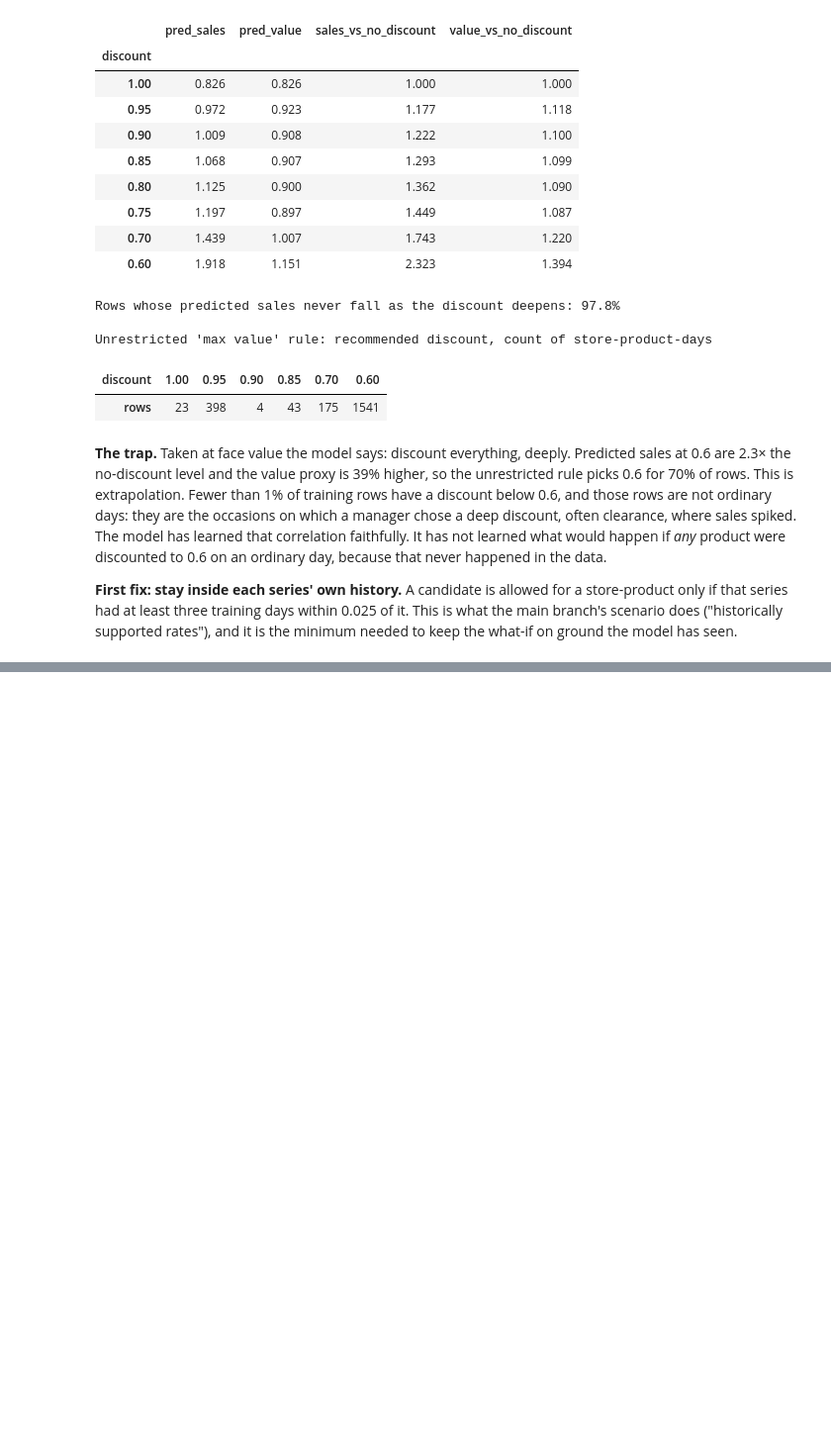
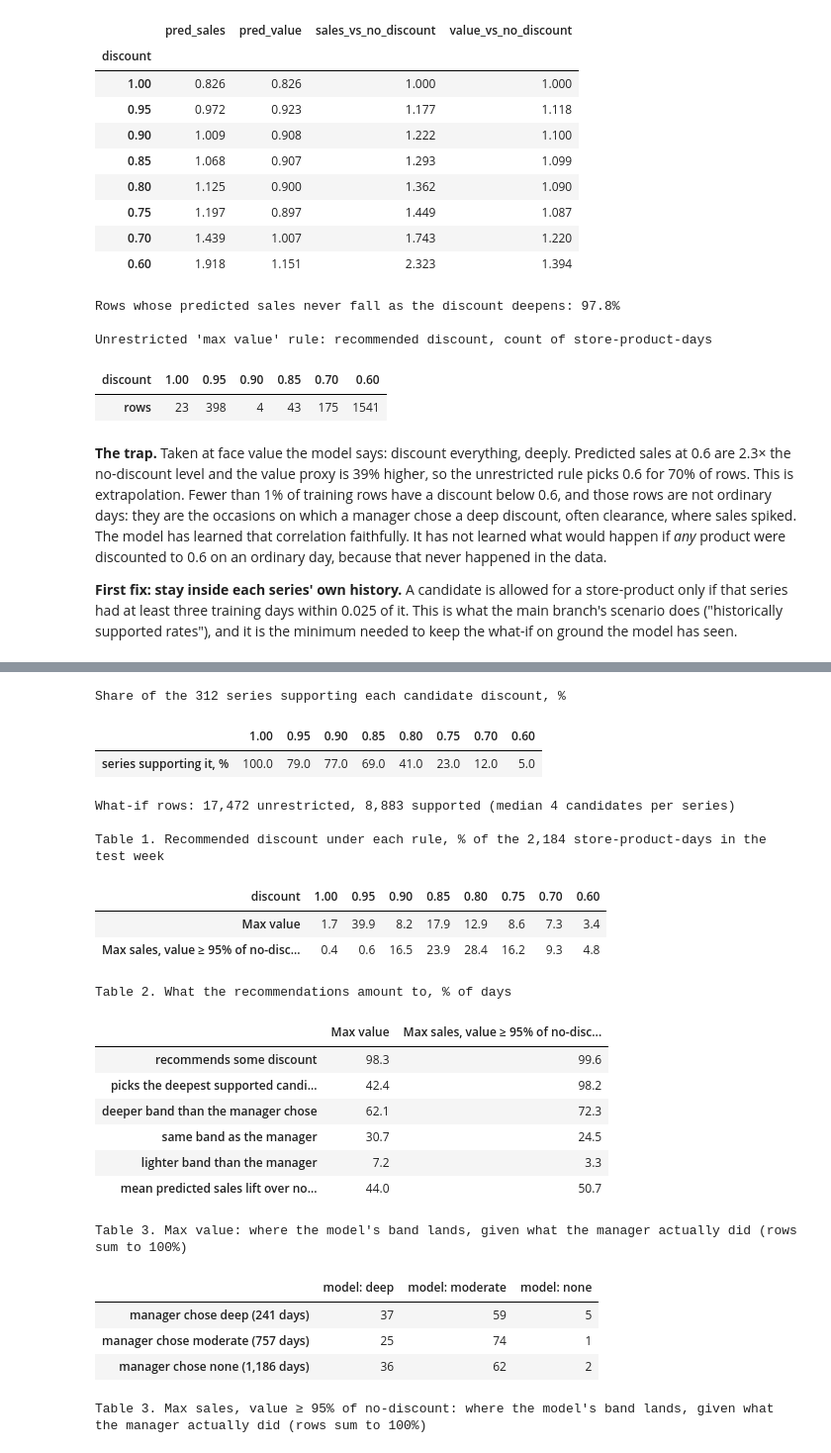
Before and after one commit to Lisayinyy/MAIB_7002, a Jupyter notebook: discount_sales_prediction.ipynb, the cells around one changed output, grey strips where cells are left out. Shown at 99% size. Saved outputs shown, nothing was run; the diff lists cells and outputs as text; code cells hidden in the pictures; blank space fills up the shorter version.

```diff
--- a/discount_sales_prediction.ipynb
+++ b/discount_sales_prediction.ipynb
@@ -856,19 +856,3 @@ Unrestricted 'max value' rule: recommended discount, count of store-product-days
 **The trap.** Taken at face value the model says: discount everything, deeply. Predicted sales at 0.6 are 2.3× the no-discount level and the value proxy is 39% higher, so the unrestricted rule picks 0.6 for 70% of rows. This is extrapolation. Fewer than 1% of training rows have a discount below 0.6, and those rows are not ordinary days: they are the occasions on which a manager chose a deep discount, often clearance, where sales spiked. The model has learned that correlation faithfully. It has not learned what would happen if *any* product were discounted to 0.6 on an ordinary day, because that never happened in the data.
 
 **First fix: stay inside each series' own history.** A candidate is allowed for a store-product only if that series had at least three training days within 0.025 of it. This is what the main branch's scenario does ("historically supported rates"), and it is the minimum needed to keep the what-if on ground the model has seen.
-# %%
-support = scenario.supported_candidates(train, min_days=3)
-print("Share of the 312 series supporting each candidate discount:")
-display(support.mean().round(2).to_frame("share of series").T)
-supported = scenario.restrict(response, support)
-print(f"What-if rows: {len(response):,} unrestricted, {len(supported):,} supported (median {support.sum(axis=1).median():.0f} candidates per series)\n")
-
-actual_band = pd.cut(test.set_index(C.ROW_KEY).discount_next, C.DISCOUNT_BAND_EDGES, labels=["deep", "moderate", "none"])
-for rule, kw in [("max_value", {}), ("max_sales_within_value", {"min_value_share": 0.95})]:
-    rec = scenario.recommend(supported, rule, **kw).set_index(C.ROW_KEY)
-    rec_band = pd.cut(rec.discount, C.DISCOUNT_BAND_EDGES, labels=["deep", "moderate", "none"])
-    print(f"Rule: {rule} {kw}")
-    display(rec.discount.value_counts().sort_index(ascending=False).to_frame("rows").T)
-    print("Recommended band against what the manager actually did that day:")
-    display(pd.crosstab(actual_band.rename("actual"), rec_band.reindex(actual_band.index).rename("recommended")))
-    print()
@@ -931,0 +859,62 @@ Set `RERUN_TUNING = True` in the first cell to recompute every grid from scratch
+# %%
+support = scenario.supported_candidates(train, min_days=3)
+print("Share of the 312 series supporting each candidate discount, %")
+display((support.mean() * 100).round(0).to_frame("series supporting it, %").T)
+supported = scenario.restrict(response, support)
+print(f"What-if rows: {len(response):,} unrestricted, {len(supported):,} supported (median {support.sum(axis=1).median():.0f} candidates per series)")
+
+BANDS = ["deep", "moderate", "none"]
+band = lambda d: pd.cut(d, C.DISCOUNT_BAND_EDGES, labels=BANDS)
+actual = test.set_index(C.ROW_KEY).discount_next
+at_no_discount = response[response.discount == 1.0].set_index(C.ROW_KEY).pred_sales.reindex(actual.index)
+deepest_supported = supported.groupby(C.ROW_KEY).discount.min().reindex(actual.index)
+RULES = {"Max value": ("max_value", {}), "Max sales, value ≥ 95% of no-discount": ("max_sales_within_value", {"min_value_share": 0.95})}
+recs = {name: scenario.recommend(supported, rule, **kw).set_index(C.ROW_KEY).reindex(actual.index) for name, (rule, kw) in RULES.items()}
+
+print("\nTable 1. Recommended discount under each rule, % of the 2,184 store-product-days in the test week")
+display((pd.DataFrame({n: r.discount.value_counts(normalize=True) for n, r in recs.items()}).reindex(scenario.CANDIDATES).fillna(0).T * 100).round(1))
+
+print("\nTable 2. What the recommendations amount to, % of days")
+summary = {}
+for name, rec in recs.items():
+    a, b = band(actual).cat.codes, band(rec.discount).cat.codes  # 0 = deep, 1 = moderate, 2 = none
+    summary[name] = {
+        "recommends some discount": (rec.discount < 1).mean(),
+        "picks the deepest supported candidate": (rec.discount.values == deepest_supported.values).mean(),
+        "deeper band than the manager chose": (b < a).mean(),
+        "same band as the manager": (b == a).mean(),
+        "lighter band than the manager": (b > a).mean(),
+        "mean predicted sales lift over no discount": (rec.pred_sales / at_no_discount).mean() - 1,
+    }
+display((pd.DataFrame(summary) * 100).round(1))
+
+for name, rec in recs.items():
+    print(f"\nTable 3. {name}: where the model's band lands, given what the manager actually did (rows sum to 100%)")
+    ct = pd.crosstab(band(actual), band(rec.discount), normalize="index") * 100
+    ct.index = [f"manager chose {b} ({(band(actual) == b).sum():,} days)" for b in ct.index]
+    ct.columns = [f"model: {b}" for b in ct.columns]
+    display(ct.round(0).astype(int))
+# %% [output]
+Share of the 312 series supporting each candidate discount, %
+|  | 1.00 | 0.95 | 0.90 | 0.85 | 0.80 | 0.75 | 0.70 | 0.60 |
+| series supporting it, % | 100.0 | 79.0 | 77.0 | 69.0 | 41.0 | 23.0 | 12.0 | 5.0 |
+What-if rows: 17,472 unrestricted, 8,883 supported (median 4 candidates per series)
+
+Table 1. Recommended discount under each rule, % of the 2,184 store-product-days in the test week
+| discount | 1.00 | 0.95 | 0.90 | 0.85 | 0.80 | 0.75 | 0.70 | 0.60 |
+| Max value | 1.7 | 39.9 | 8.2 | 17.9 | 12.9 | 8.6 | 7.3 | 3.4 |
+| Max sales, value ≥ 95% of no-disc... | 0.4 | 0.6 | 16.5 | 23.9 | 28.4 | 16.2 | 9.3 | 4.8 |
+Table 2. What the recommendations amount to, % of days
+|  | Max value | Max sales, value ≥ 95% of no-disc... |
+| recommends some discount | 98.3 | 99.6 |
+| picks the deepest supported candi... | 42.4 | 98.2 |
+| deeper band than the manager chose | 62.1 | 72.3 |
+| same band as the manager | 30.7 | 24.5 |
+| lighter band than the manager | 7.2 | 3.3 |
+| mean predicted sales lift over no... | 44.0 | 50.7 |
+Table 3. Max value: where the model's band lands, given what the manager actually did (rows sum to 100%)
+|  | model: deep | model: moderate | model: none |
+| manager chose deep (241 days) | 37 | 59 | 5 |
+| manager chose moderate (757 days) | 25 | 74 | 1 |
+| manager chose none (1,186 days) | 36 | 62 | 2 |
+Table 3. Max sales, value ≥ 95% of no-discount: where the model's band lands, given what the manager actually did (rows sum to 100%)
```
Also changed, not shown: parts of 6 cells of this notebook, 2 other files.
